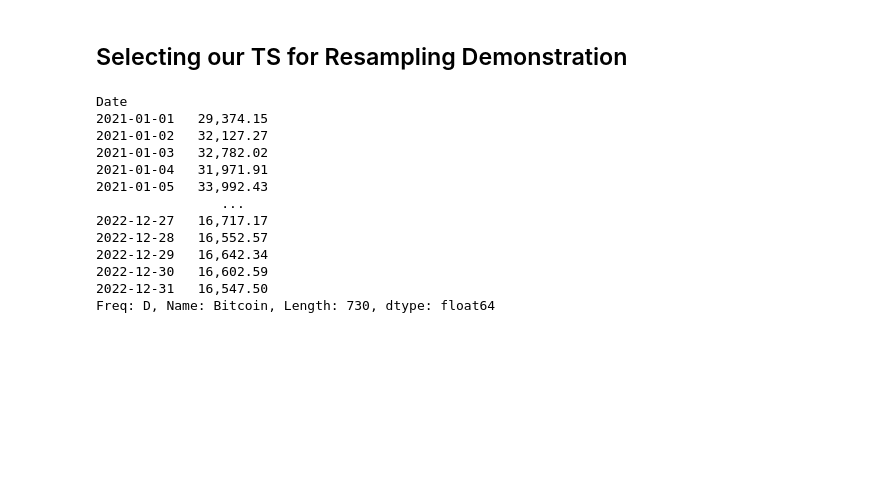
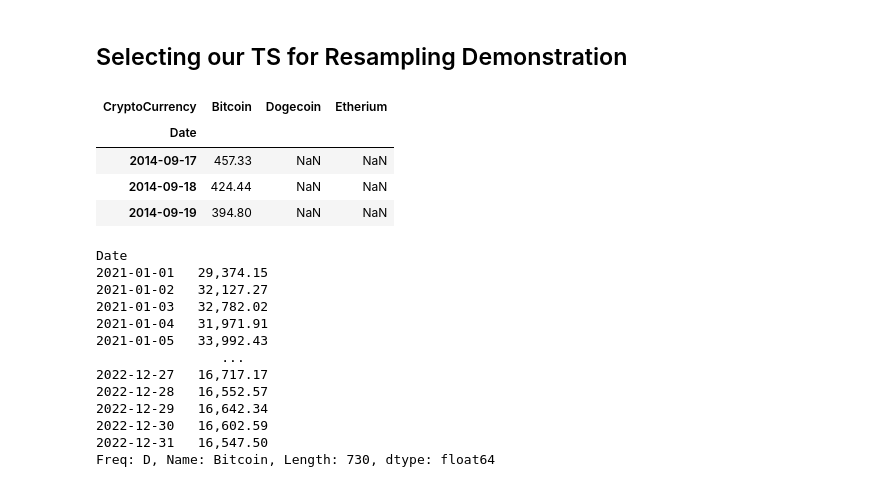
Before and after one commit to erwincarlogonzales/data-viz-time-series-analysis-codealongs, a Jupyter notebook: Solutions/SOLUTIONS Wk18-Lecture01-CodeAlong-Crypto.ipynb, the cells around one changed output. Drawn from its saved outputs; the diff is of its cells as text; code cells hidden in the pictures; blank space fills up the shorter version.

```diff
--- a/Solutions/SOLUTIONS Wk18-Lecture01-CodeAlong-Crypto.ipynb
+++ b/Solutions/SOLUTIONS Wk18-Lecture01-CodeAlong-Crypto.ipynb
@@ -345,6 +369,14 @@ crypto_unstacked.plot();
 [figure]
 # %% [markdown]
 ## Selecting our TS for Resampling Demonstration
+# %%
+crypto_unstacked.head(3)
+# %% [output]
+| CryptoCurrency | Bitcoin | Dogecoin | Etherium |
+| Date |  |  |  |
+| 2014-09-17 | 457.33 | NaN | NaN |
+| 2014-09-18 | 424.44 | NaN | NaN |
+| 2014-09-19 | 394.80 | NaN | NaN |
 # %%
 ts = crypto_unstacked['Bitcoin'].loc['2021':'2022'].copy()
 ts
```
Also changed, not shown: parts of 9 cells of this notebook.
